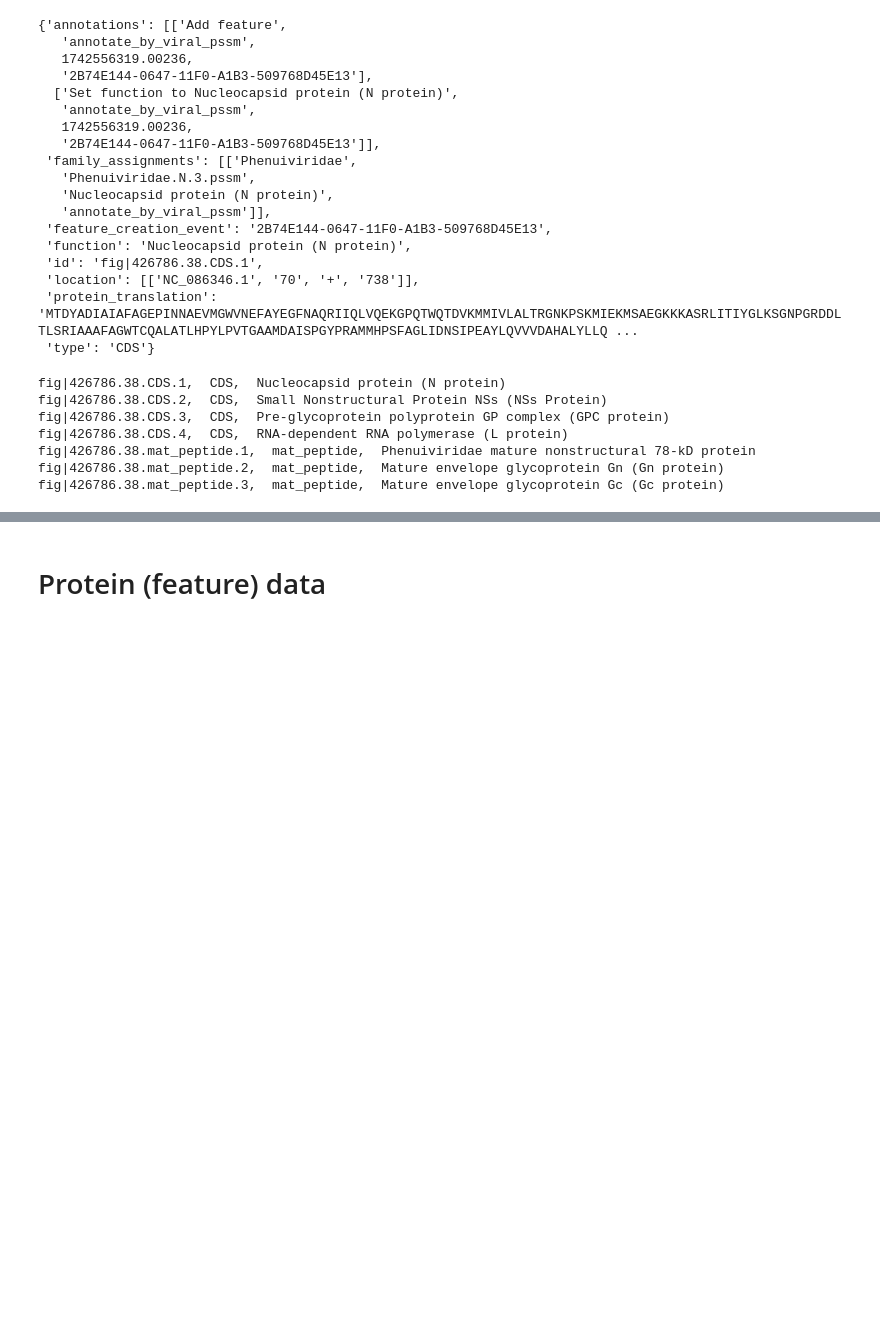
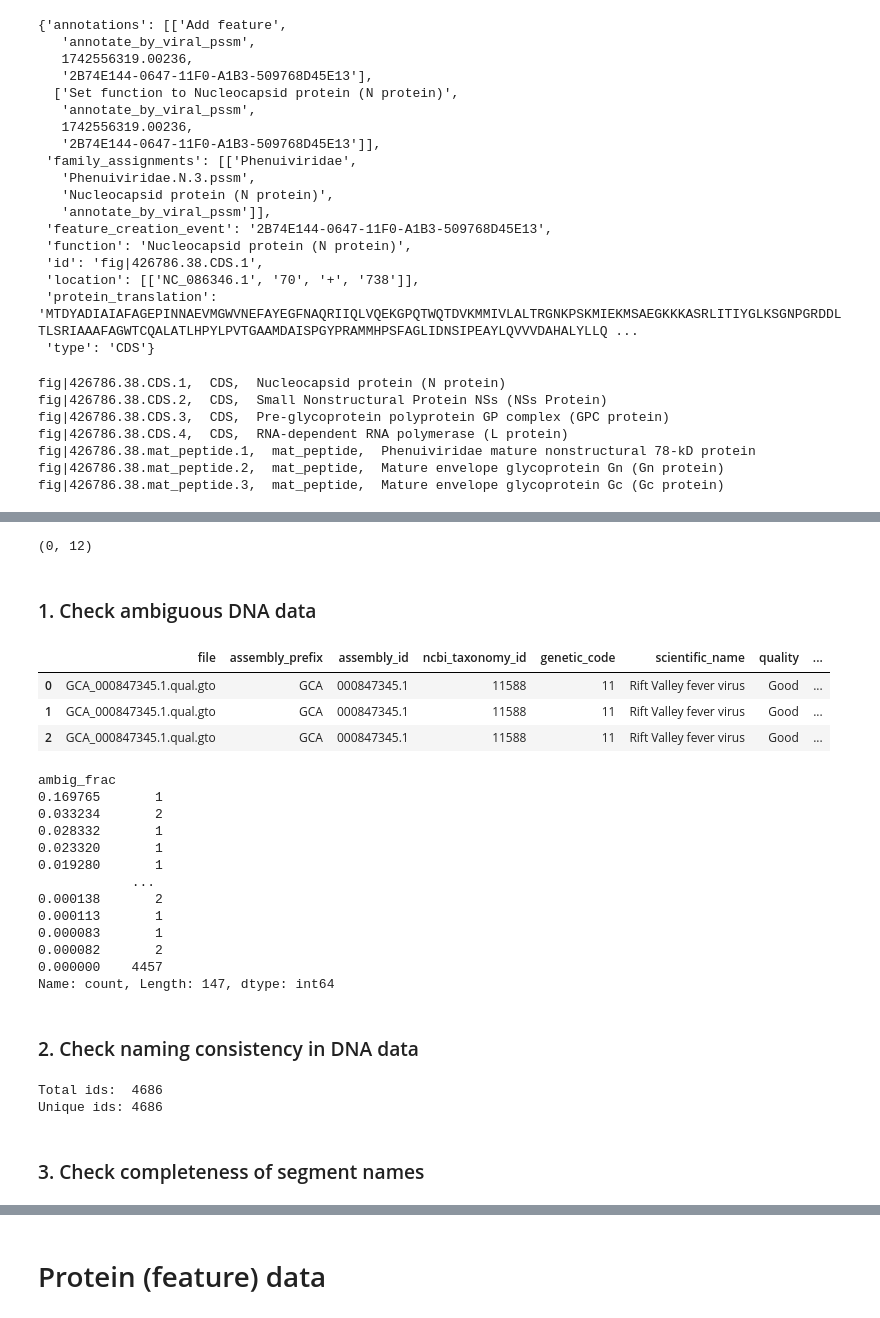
Before and after one commit to adpartin/viral-segmatch, a Jupyter notebook: notebooks/bunyas.ipynb, the cells around one changed output, grey strips where cells are left out. Cells and saved outputs as stored; diff of their text form; code cells hidden in the pictures; blank space fills up the shorter version.

```diff
--- a/notebooks/bunyas.ipynb
+++ b/notebooks/bunyas.ipynb
@@ -175,0 +256,8 @@ fig|426786.38.mat_peptide.3,  mat_peptide,  Mature envelope glycoprotein Gc (Gc
+# %%
+# Save DataFrame with samples that don't have seq data
+dna_df_no_seq = dna_df[dna_df['dna'].isna()]
+print(dna_df_no_seq.shape)
+# dna_df_no_seq.to_csv(output_dir / 'missing_dna_data.tsv', sep='\t', index=False)
+dna_df_no_seq.to_csv(output_dir / 'dna_data_no_seq.tsv', sep='\t', index=False)
+# %% [output]
+(0, 12)
@@ -175,0 +267,71 @@ fig|426786.38.mat_peptide.3,  mat_peptide,  Mature envelope glycoprotein Gc (Gc
+# %% [markdown]
+### 1. Check ambiguous DNA data
+# %%
+"""
+Ambiguous Data Filtering.
+Remove sequences with too many unknown bases ('N' in DNA or 'X' in protein).
+"""
+
+def summarize_dna_qc(df, seq_col='dna'):
+    """ Perform quality control (QC) on DNA sequences in a DataFrame. """
+    df = df.copy()
+    ambig_codes = set("NRYWSKMBDHV")  # IUPAC ambiguous nucleotide codes
+
+    qc = []
+    for idx, seq in df[seq_col].items():
+        if not isinstance(seq, str) or len(seq) == 0:
+            qc.append((0, 0.0, 0, 0.0))  # Handle empty or missing sequences
+            continue
+
+        seq_length = len(seq)
+        ambig_count = sum(1 for base in seq if base in ambig_codes)
+        ambig_frac = ambig_count / seq_length
+        gc_content = (seq.count('G') + seq.count('C')) / seq_length
+
+        qc.append((ambig_count, ambig_frac, seq_length, gc_content))
+
+    columns = ['ambig_count', 'ambig_frac', 'length', 'gc_content']
+    qc_df = pd.DataFrame(qc, columns=columns).reset_index(drop=True)
+    df_combined = pd.concat([df, qc_df], axis=1)
+    # return df, qc_df, df_combined
+    return df_combined
+
+dna_qc = summarize_dna_qc(dna_df, seq_col='dna')
+
+# There is only one sample with ambiguous_frac of > 0.1.
+# TODO! How should we filter this??
+display(dna_qc[:3])
+print(dna_qc['ambig_frac'].value_counts().sort_index(ascending=False))
+# %% [output]
+|  | file | assembly_prefix | assembly_id | ncbi_taxonomy_id | genetic_code | scientific_name | quality | ... |
+| 0 | GCA_000847345.1.qual.gto | GCA | 000847345.1 | 11588 | 11 | Rift Valley fever virus | Good | ... |
+| 1 | GCA_000847345.1.qual.gto | GCA | 000847345.1 | 11588 | 11 | Rift Valley fever virus | Good | ... |
+| 2 | GCA_000847345.1.qual.gto | GCA | 000847345.1 | 11588 | 11 | Rift Valley fever virus | Good | ... |
+ambig_frac
+0.169765       1
+0.033234       2
+0.028332       1
+0.023320       1
+0.019280       1
+            ...
+0.000138       2
+0.000113       1
+0.000083       1
+0.000082       2
+0.000000    4457
+Name: count, Length: 147, dtype: int64
+# %% [markdown]
+### 2. Check naming consistency in DNA data
+# %%
+"""
+Consistency Check.
+Verify that segment names and IDs are standardized.
+"""
+# All segment IDs are unique (no duplicates).
+print(f"Total ids:  {dna_df['id'].count()}")
+print(f"Unique ids: {dna_df['id'].nunique()}")
+# %% [output]
+Total ids:  4686
+Unique ids: 4686
+# %% [markdown]
+### 3. Check completeness of segment names
```
Also changed, not shown: parts of 65 cells of this notebook.
